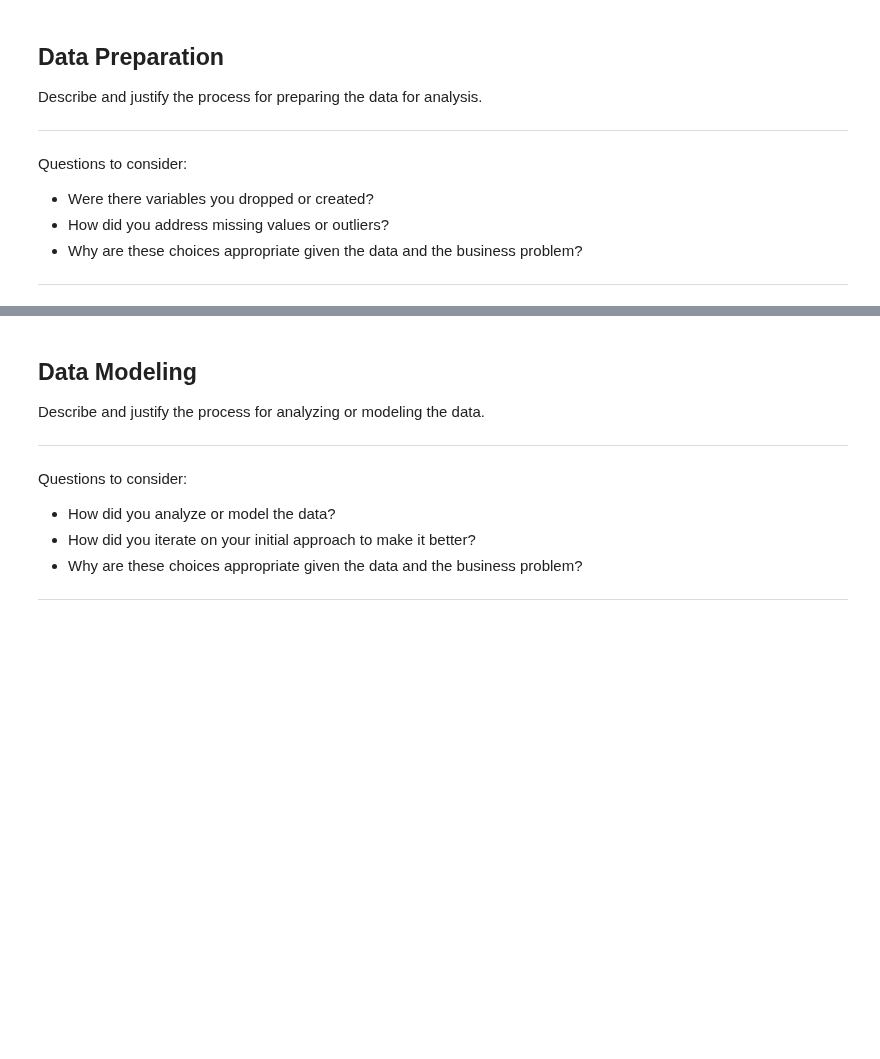
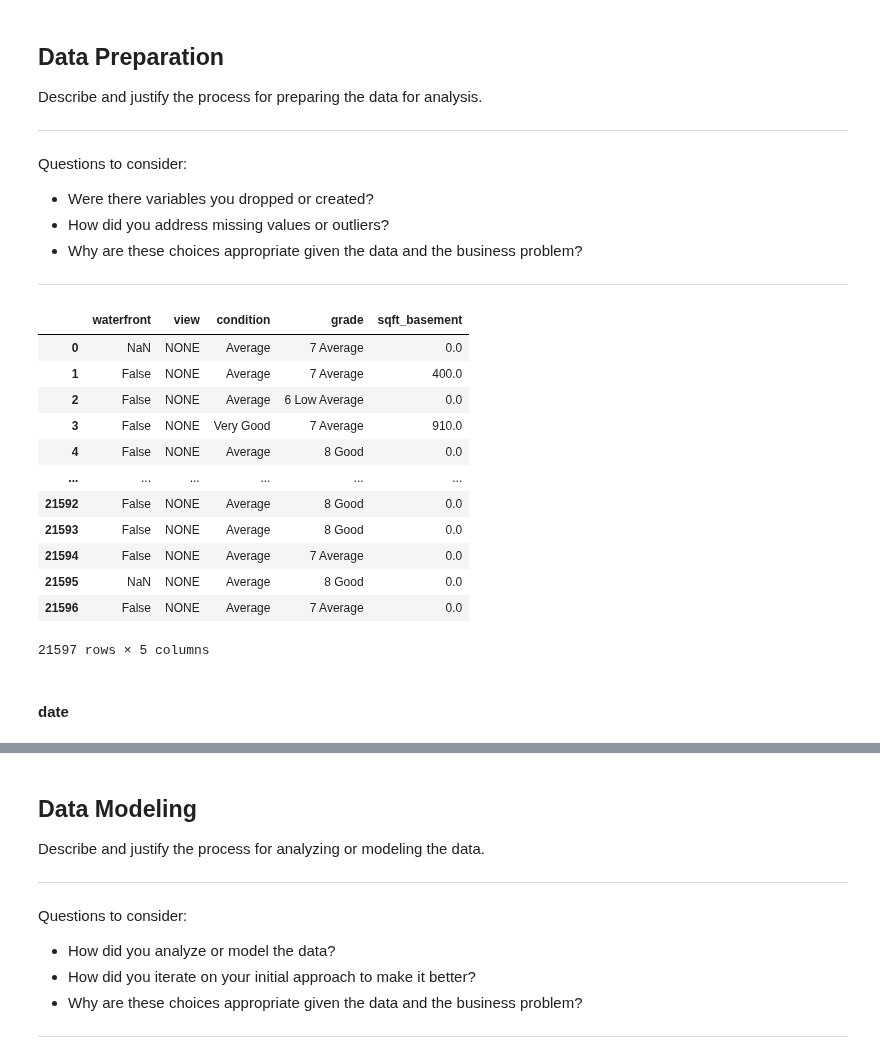
Before and after one commit to dermothethird/King_County_Housing_Project, a Jupyter notebook: Dermot_JNotebook.ipynb, the cells around one changed output, grey strips where cells are left out. Saved outputs shown, nothing was run; the diff lists cells and outputs as text; code cells hidden in the pictures; blank space fills up the shorter version.

```diff
--- a/Dermot_JNotebook.ipynb
+++ b/Dermot_JNotebook.ipynb
@@ -189,3 +190,20 @@ Questions to consider:
 ***
 # %%
 # Here you run your code to clean the data
+final_df.select_dtypes(include='object')
+# %% [output]
+|  | waterfront | view | condition | grade | sqft_basement |
+| 0 | NaN | NONE | Average | 7 Average | 0.0 |
+| 1 | False | NONE | Average | 7 Average | 400.0 |
+| 2 | False | NONE | Average | 6 Low Average | 0.0 |
+| 3 | False | NONE | Very Good | 7 Average | 910.0 |
+| 4 | False | NONE | Average | 8 Good | 0.0 |
+| ... | ... | ... | ... | ... | ... |
+| 21592 | False | NONE | Average | 8 Good | 0.0 |
+| 21593 | False | NONE | Average | 8 Good | 0.0 |
+| 21594 | False | NONE | Average | 7 Average | 0.0 |
+| 21595 | NaN | NONE | Average | 8 Good | 0.0 |
+| 21596 | False | NONE | Average | 7 Average | 0.0 |
+21597 rows × 5 columns
+# %% [markdown]
+#### date
```
Also changed, not shown: parts of 27 cells of this notebook.
